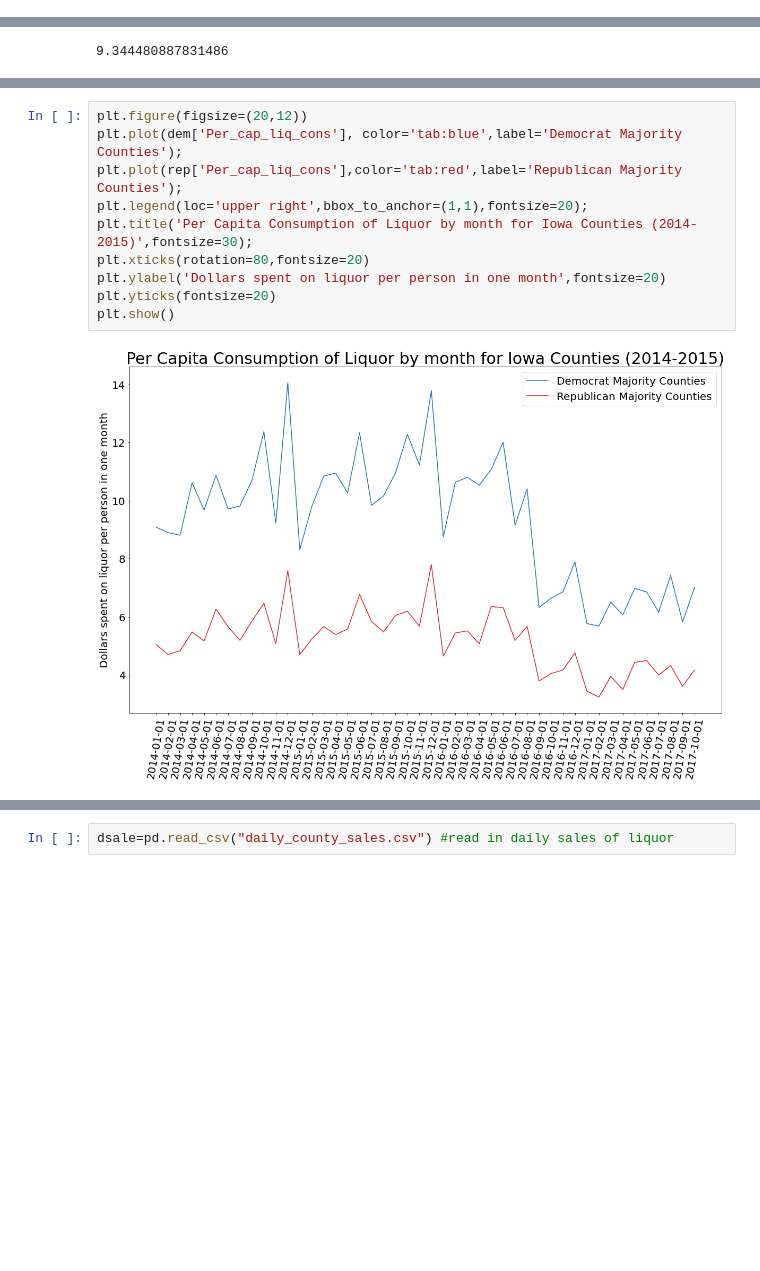
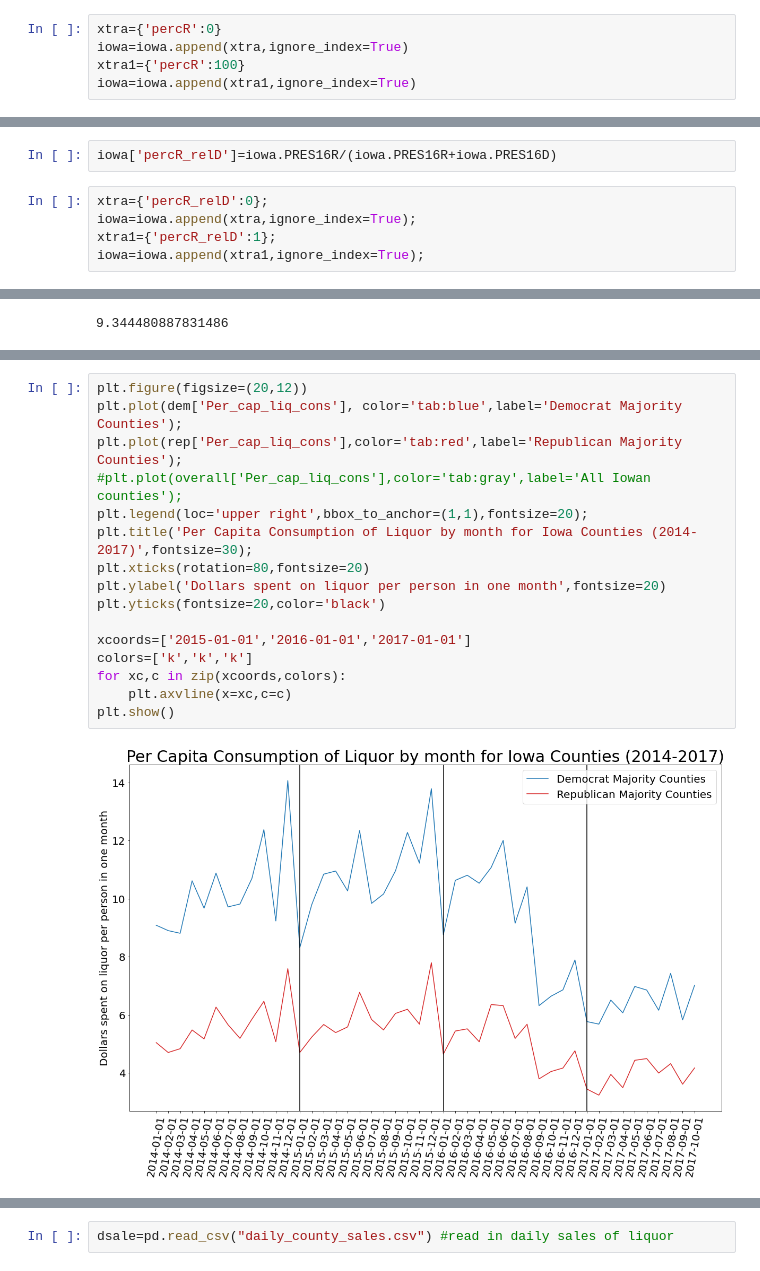
Before and after one commit to kekstrom/ACE592_group, a Jupyter notebook: Iowa Liquor Data Vis.ipynb, the cells around one changed output, grey strips where cells are left out. Saved outputs shown, nothing was run; the diff lists cells and outputs as text; blank space fills up the shorter version.

```diff
--- a/Iowa Liquor Data Vis.ipynb
+++ b/Iowa Liquor Data Vis.ipynb
@@ -60,3 +77,15 @@ plt.axis('off');
+# %%
+xtra={'percR':0}
+iowa=iowa.append(xtra,ignore_index=True)
+xtra1={'percR':100}
+iowa=iowa.append(xtra1,ignore_index=True)
 # %%
 iowa['percR']=(iowa.PRES16R/iowa.TOTVOT16)*100 #create column for percent of votes to Republicans
 iowa['percD']=(iowa.PRES16D/iowa.TOTVOT16)*100 #create column for percent of votes to Democrats
+# %%
+iowa['percR_relD']=iowa.PRES16R/(iowa.PRES16R+iowa.PRES16D)
+# %%
+xtra={'percR_relD':0};
+iowa=iowa.append(xtra,ignore_index=True);
+xtra1={'percR_relD':1};
+iowa=iowa.append(xtra1,ignore_index=True);
@@ -112,12 +164,18 @@ ALSO ADD IN OVERALL PER CAPITA CONSUMPTION
 # %%
 plt.figure(figsize=(20,12))
 plt.plot(dem['Per_cap_liq_cons'], color='tab:blue',label='Democrat Majority Counties');
 plt.plot(rep['Per_cap_liq_cons'],color='tab:red',label='Republican Majority Counties');
+#plt.plot(overall['Per_cap_liq_cons'],color='tab:gray',label='All Iowan counties');
 plt.legend(loc='upper right',bbox_to_anchor=(1,1),fontsize=20);
-plt.title('Per Capita Consumption of Liquor by month for Iowa Counties (2014-2015)',fontsize=30);
+plt.title('Per Capita Consumption of Liquor by month for Iowa Counties (2014-2017)',fontsize=30);
 plt.xticks(rotation=80,fontsize=20)
 plt.ylabel('Dollars spent on liquor per person in one month',fontsize=20)
-plt.yticks(fontsize=20)
+plt.yticks(fontsize=20,color='black')
+
+xcoords=['2015-01-01','2016-01-01','2017-01-01']
+colors=['k','k','k']
+for xc,c in zip(xcoords,colors):
+    plt.axvline(x=xc,c=c)
 plt.show()
 # %% [output]
-[figure, old version]
+[figure, new version]
```
Also changed, not shown: parts of 36 cells of this notebook.
